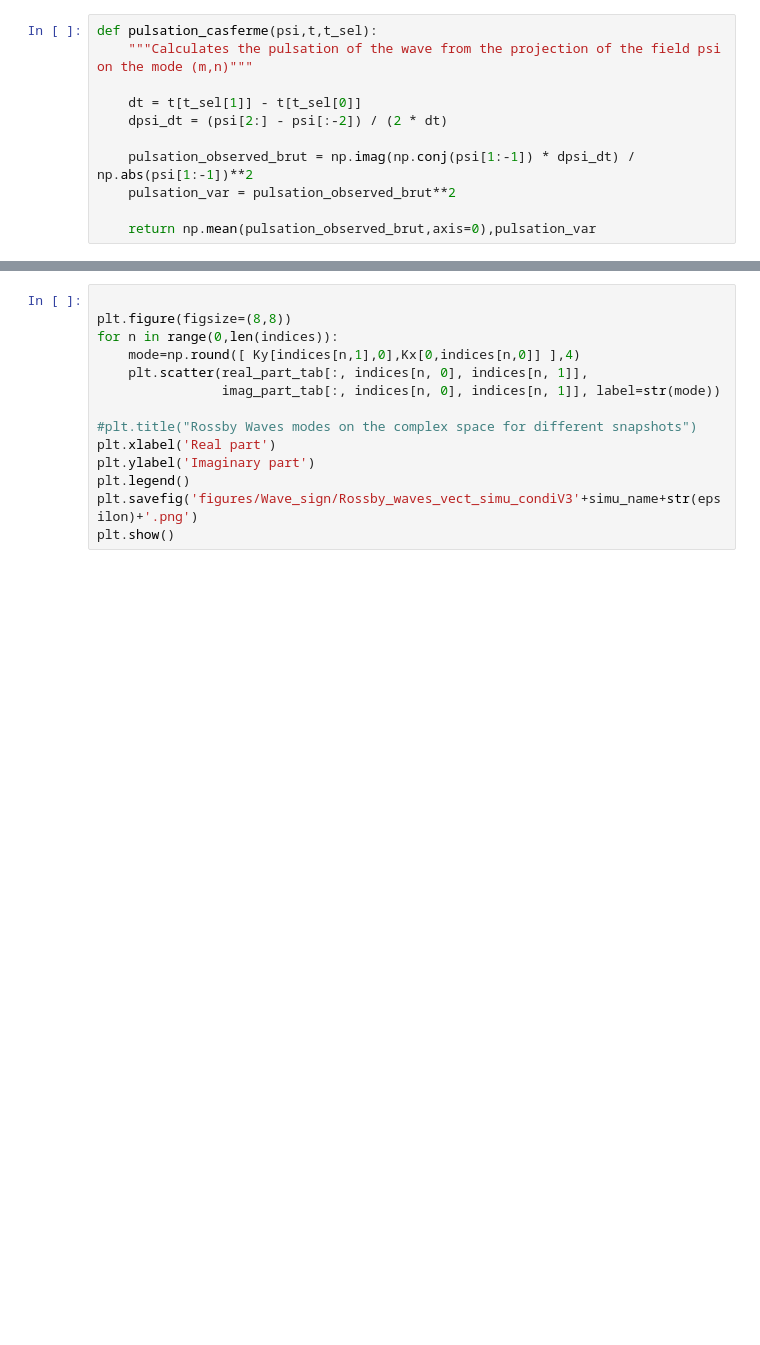
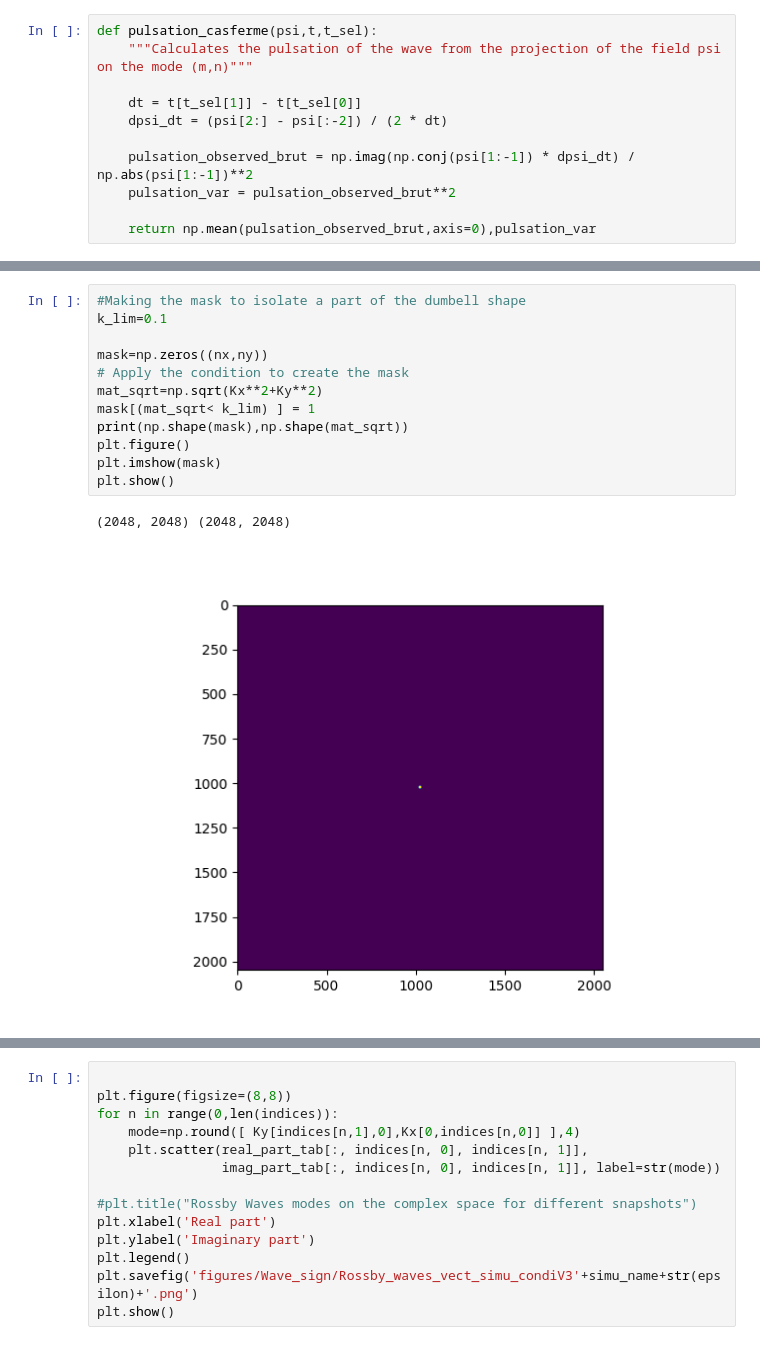
Before and after one commit to LennardMiller/Stage_M2, a Jupyter notebook: Rossby_diag.ipynb, the cells around one changed output, grey strips where cells are left out. Saved outputs shown, nothing was run; the diff lists cells and outputs as text; blank space fills up the shorter version.

```diff
--- a/Rossby_diag.ipynb
+++ b/Rossby_diag.ipynb
@@ -994,0 +945,15 @@ plt.show()
+# %%
+#Making the mask to isolate a part of the dumbell shape
+k_lim=0.1
+
+mask=np.zeros((nx,ny))
+# Apply the condition to create the mask
+mat_sqrt=np.sqrt(Kx**2+Ky**2)
+mask[(mat_sqrt< k_lim) ] = 1
+print(np.shape(mask),np.shape(mat_sqrt))
+plt.figure()
+plt.imshow(mask)
+plt.show()
+# %% [output]
+(2048, 2048) (2048, 2048)
+[figure, added]
```
Also changed, not shown: parts of 21 cells of this notebook, 6 other files.
